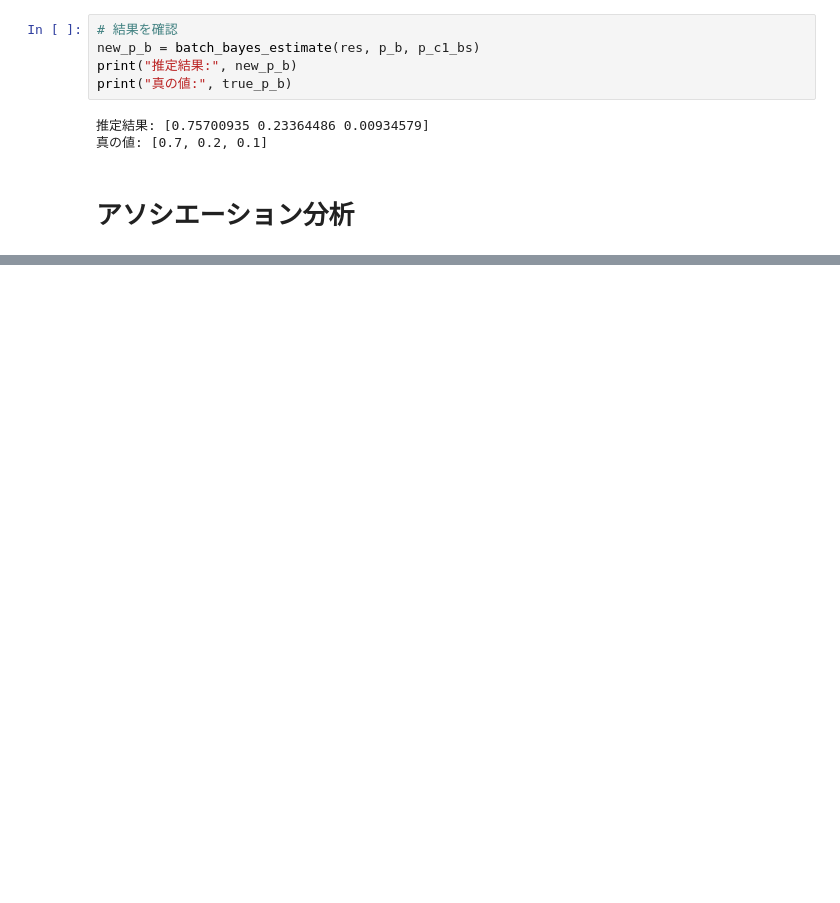
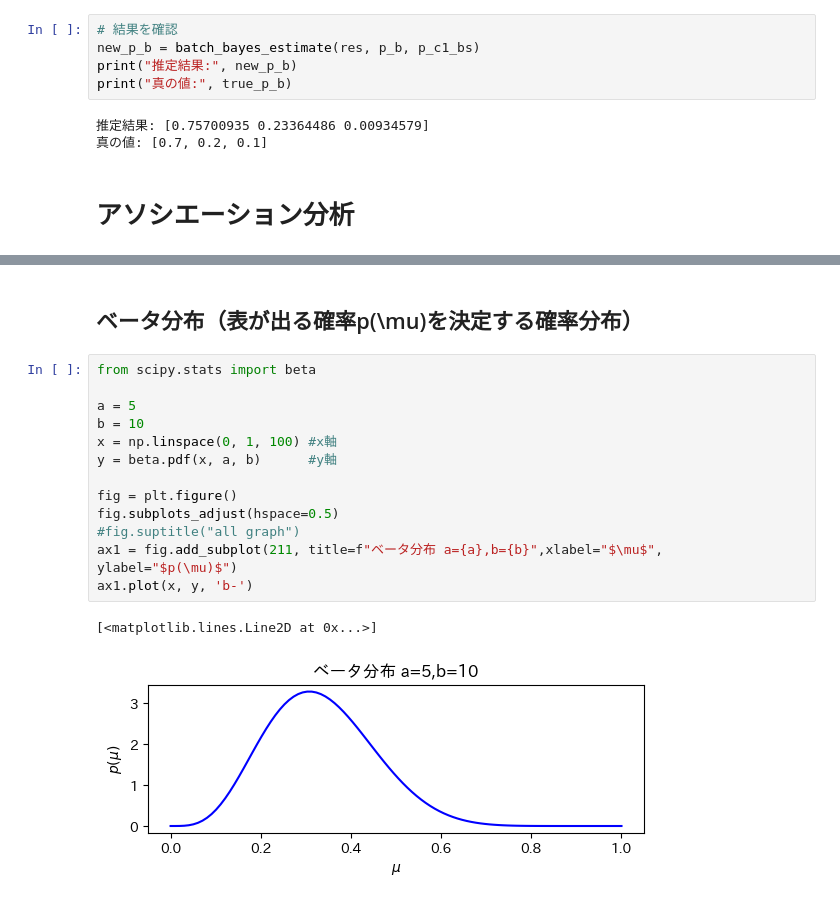
Before and after one commit to yamamoTo-spectatior/dstokuron_classworks, a Jupyter notebook: work/class05.ipynb, the cells around one changed output, grey strips where cells are left out. Cells and saved outputs as stored; diff of their text form; blank space fills up the shorter version.

```diff
--- a/work/class05.ipynb
+++ b/work/class05.ipynb
@@ -211,0 +245,18 @@ NameError: name 'association_rules' is not defined
+# %% [markdown]
+## ベータ分布（表が出る確率p(\mu)を決定する確率分布）
+# %%
+from scipy.stats import beta
+
+a = 5
+b = 10
+x = np.linspace(0, 1, 100) #x軸
+y = beta.pdf(x, a, b)      #y軸
+
+fig = plt.figure()
+fig.subplots_adjust(hspace=0.5)
+#fig.suptitle("all graph")
+ax1 = fig.add_subplot(211, title=f"ベータ分布 a={a},b={b}",xlabel="$\mu$", ylabel="$p(\mu)$")
+ax1.plot(x, y, 'b-')
+# %% [output]
+[<matplotlib.lines.Line2D at 0x...>]
+[figure, added]
```
Also changed, not shown: parts of 14 cells of this notebook, 3 other files.
